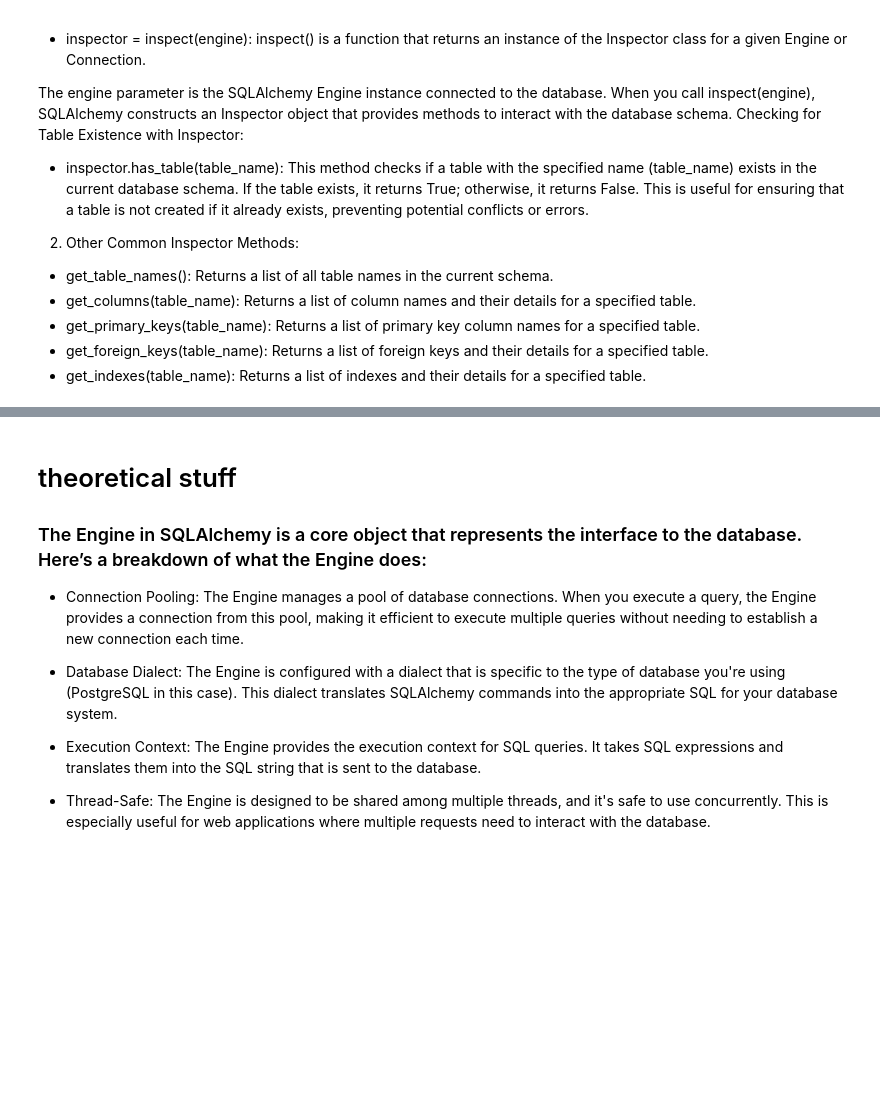
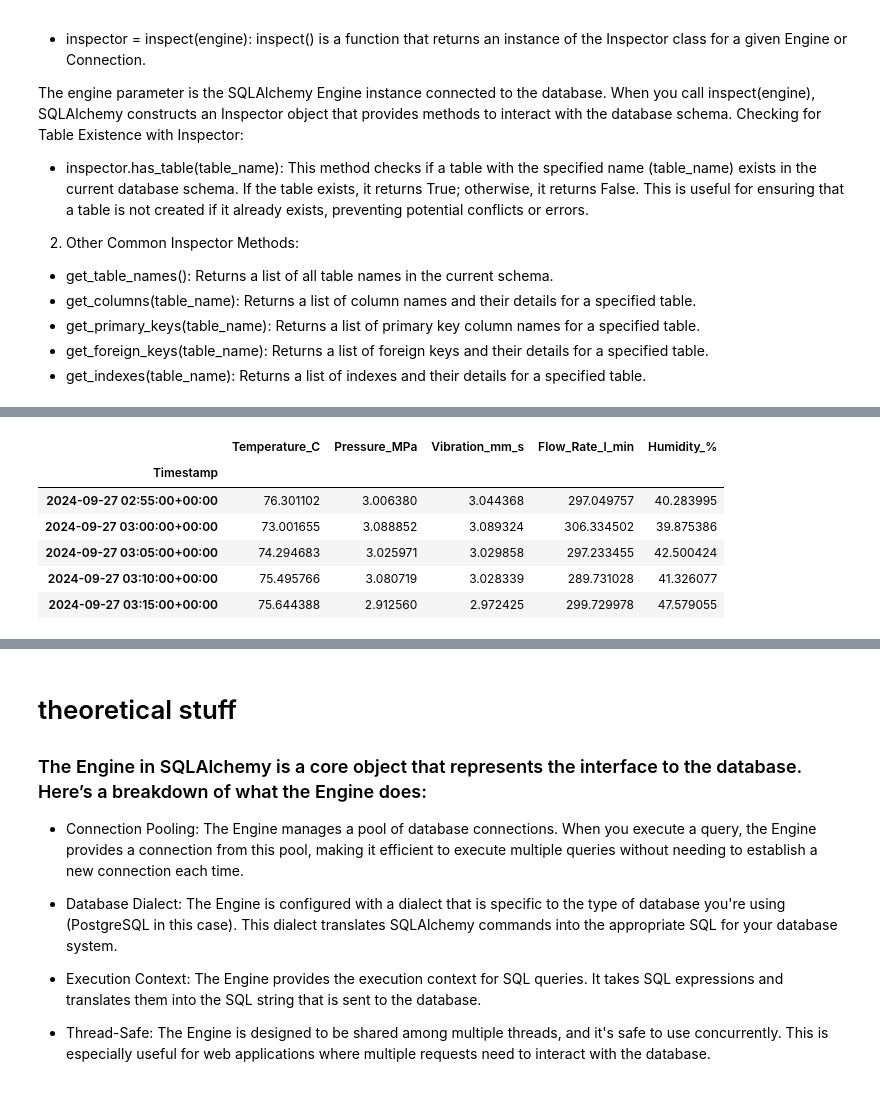
Before and after one commit to aldojasb/general_projects, a Jupyter notebook: database_generator/notebooks/sqlalchemy_methods.ipynb, the cells around one changed output, grey strips where cells are left out. Cells and saved outputs as stored; diff of their text form; code cells hidden in the pictures; blank space fills up the shorter version.

```diff
--- a/database_generator/notebooks/sqlalchemy_methods.ipynb
+++ b/database_generator/notebooks/sqlalchemy_methods.ipynb
@@ -345,0 +518,10 @@ df_stable.head()
+# %%
+df_stable.tail()
+# %% [output]
+|  | Temperature_C | Pressure_MPa | Vibration_mm_s | Flow_Rate_l_min | Humidity_% |
+| Timestamp |  |  |  |  |  |
+| 2024-09-27 02:55:00+00:00 | 76.301102 | 3.006380 | 3.044368 | 297.049757 | 40.283995 |
+| 2024-09-27 03:00:00+00:00 | 73.001655 | 3.088852 | 3.089324 | 306.334502 | 39.875386 |
+| 2024-09-27 03:05:00+00:00 | 74.294683 | 3.025971 | 3.029858 | 297.233455 | 42.500424 |
+| 2024-09-27 03:10:00+00:00 | 75.495766 | 3.080719 | 3.028339 | 289.731028 | 41.326077 |
+| 2024-09-27 03:15:00+00:00 | 75.644388 | 2.912560 | 2.972425 | 299.729978 | 47.579055 |
```
Also changed, not shown: parts of 11 cells of this notebook.
